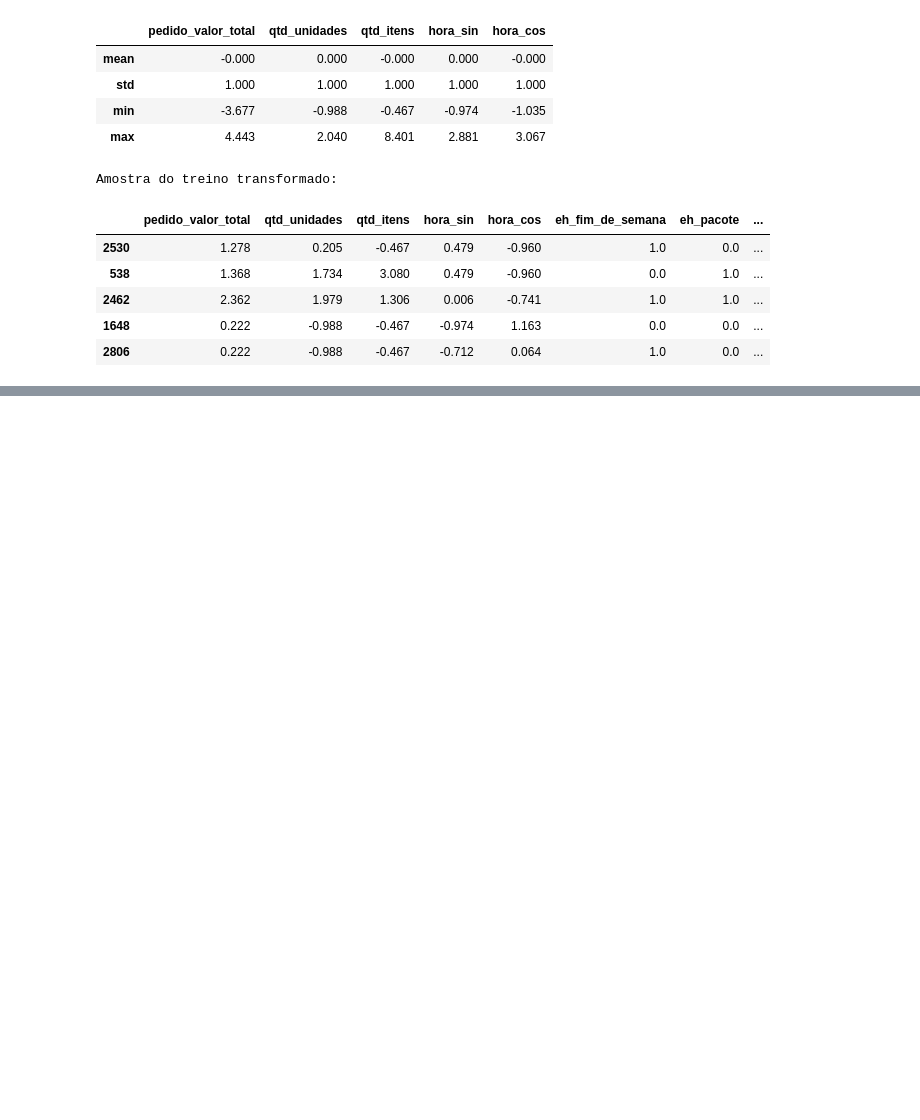
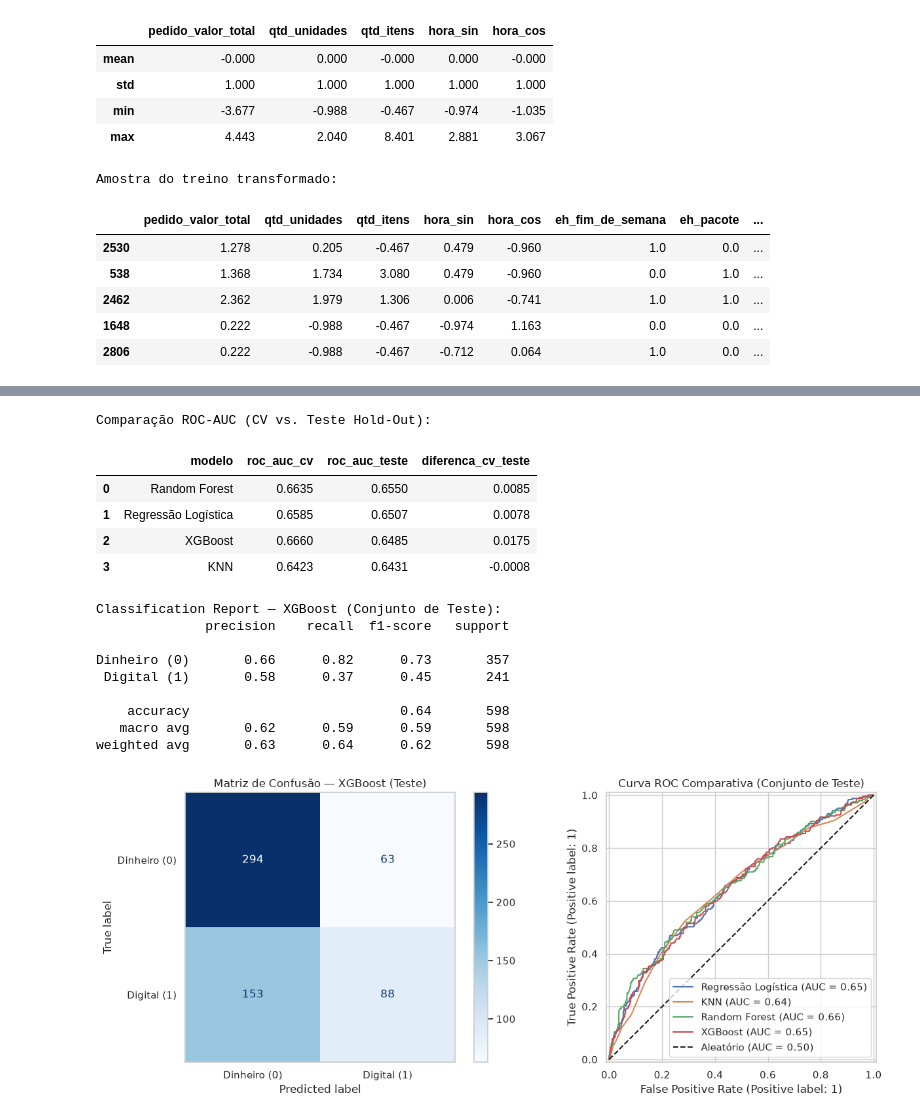
Before and after one commit to SIS-AMF/2026-2_trabalho_g2_cd, a Jupyter notebook: trabalho_g2.ipynb, the cells around one changed output, grey strips where cells are left out. Saved outputs shown, nothing was run; the diff lists cells and outputs as text; code cells hidden in the pictures; blank space fills up the shorter version.

```diff
--- a/trabalho_g2.ipynb
+++ b/trabalho_g2.ipynb
@@ -1056,0 +1187,64 @@ Amostra do treino transformado:
+# %%
+from sklearn.metrics import ConfusionMatrixDisplay, RocCurveDisplay, classification_report, roc_auc_score
+
+# 1. Comparação ROC-AUC (CV vs Teste) para checar overfitting
+linhas_teste = []
+for nome, pipe in melhores_modelos.items():
+    prob_test = pipe.predict_proba(X_test)[:, 1]
+    auc_test = roc_auc_score(y_test, prob_test)
+    auc_cv = df_resultados_cv.loc[df_resultados_cv["modelo"] == nome, "roc_auc_cv_media"].values[0]
+    linhas_teste.append({
+        "modelo": nome,
+        "roc_auc_cv": auc_cv,
+        "roc_auc_teste": round(auc_test, 4),
+        "diferenca_cv_teste": round(auc_cv - auc_test, 4),
+    })
+
+df_teste = pd.DataFrame(linhas_teste).sort_values("roc_auc_teste", ascending=False).reset_index(drop=True)
+print("Comparação ROC-AUC (CV vs. Teste Hold-Out):")
+display(df_teste)
+
+# 2. Classification Report do campeão no teste
+y_pred_campeao = campeao_pipeline.predict(X_test)
+print(f"\nClassification Report — {campeao_nome} (Conjunto de Teste):")
+print(classification_report(y_test, y_pred_campeao, target_names=["Dinheiro (0)", "Digital (1)"]))
+
+# 3. Matriz de Confusão do campeão + Curva ROC comparando os 4 modelos
+fig, axes = plt.subplots(1, 2, figsize=(13.5, 5.2))
+
+ConfusionMatrixDisplay.from_estimator(
+    campeao_pipeline,
+    X_test,
+    y_test,
+    display_labels=["Dinheiro (0)", "Digital (1)"],
+    cmap="Blues",
+    ax=axes[0],
+)
+axes[0].set_title(f"Matriz de Confusão — {campeao_nome} (Teste)")
+axes[0].grid(False)
+
+for nome, pipe in melhores_modelos.items():
+    RocCurveDisplay.from_estimator(pipe, X_test, y_test, name=nome, ax=axes[1])
+axes[1].plot([0, 1], [0, 1], "k--", label="Aleatório (AUC = 0.50)")
+axes[1].set_title("Curva ROC Comparativa (Conjunto de Teste)")
+axes[1].legend(loc="lower right", frameon=True)
+
+plt.tight_layout()
+plt.show()
+# %% [output]
+Comparação ROC-AUC (CV vs. Teste Hold-Out):
+|  | modelo | roc_auc_cv | roc_auc_teste | diferenca_cv_teste |
+| 0 | Random Forest | 0.6635 | 0.6550 | 0.0085 |
+| 1 | Regressão Logística | 0.6585 | 0.6507 | 0.0078 |
+| 2 | XGBoost | 0.6660 | 0.6485 | 0.0175 |
+| 3 | KNN | 0.6423 | 0.6431 | -0.0008 |
+Classification Report — XGBoost (Conjunto de Teste):
+              precision    recall  f1-score   support
+
+Dinheiro (0)       0.66      0.82      0.73       357
+ Digital (1)       0.58      0.37      0.45       241
+
+    accuracy                           0.64       598
+   macro avg       0.62      0.59      0.59       598
+weighted avg       0.63      0.64      0.62       598
+[figure, added]
```
Also changed, not shown: parts of 12 cells of this notebook, 2 other files.
